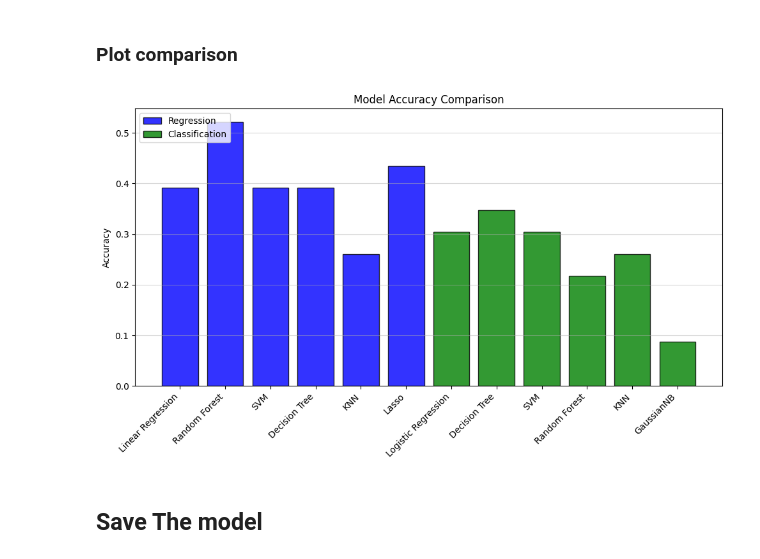
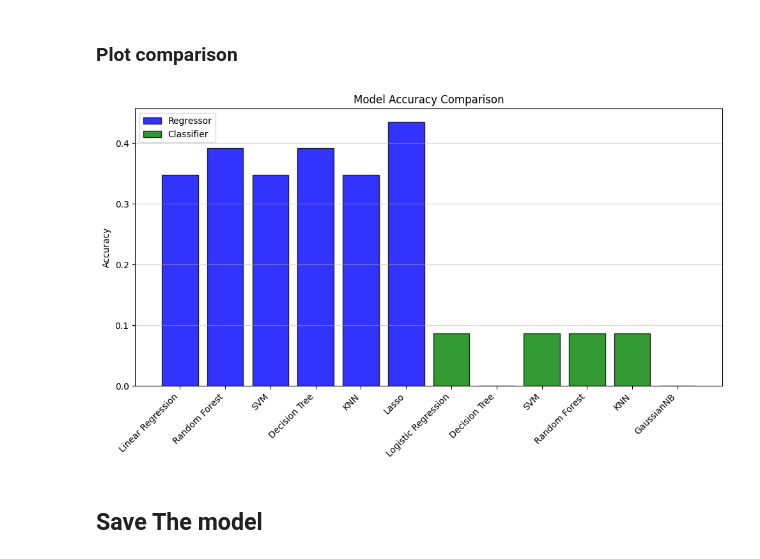
Before and after one commit to JuaniSimieli/F1-Predictions, a Jupyter notebook: ML-modelling/ml_model.ipynb, the cells around one changed output. Cells and saved outputs as stored; diff of their text form; code cells hidden in the pictures.

Commit message:
updated model metrics logic

```diff
--- a/ML-modelling/ml_model.ipynb
+++ b/ML-modelling/ml_model.ipynb
@@ -422,7 +339,15 @@ reg_models = [
     ("Lasso", "reg_lasso_model") # TODO: Adapt Deep Learning: dl_reg_model
 ]
 
-reg_models_accuracy = test_all_models(test_df, reg_models)
+reg_models_accuracy = pd.DataFrame(columns=['model_name', 'accuracy'])
+
+for model_name, model_var_name in reg_models:
+
+    model_var = globals()[model_var_name]
+    model_acc = accuracy_regression(model_var)
+
+    new_row = pd.DataFrame({'model_name': [model_name], 'accuracy': [model_acc]})
+    reg_models_accuracy = pd.concat([reg_models_accuracy, new_row], ignore_index=True)
 
 print(reg_models_accuracy)
 # %% [output]
@@ -482,0 +363,21 @@ print(cla_models_accuracy)
+# %%
+cla_models = [
+    ("Logistic Regression", "cla_lr_model"),
+    ("Decision Tree", "cla_dt_model"),
+    ("SVM", "cla_svm_model"),
+    ("Random Forest", "cla_rf_model"),
+    ("KNN", "cla_knn_model"),
+    ("GaussianNB", "cla_nb_model") # ("Deep Learning", "dl_cl_model") TODO
+]
+
+cla_models_accuracy = pd.DataFrame(columns=['model_name', 'accuracy'])
+
+for model_name, model_var_name in cla_models:
+
+    model_var = globals()[model_var_name]
+    model_acc = accuracy_regression(model_var)
+
+    new_row = pd.DataFrame({'model_name': [model_name], 'accuracy': [model_acc]})
+    cla_models_accuracy = pd.concat([cla_models_accuracy, new_row], ignore_index=True)
+
+print(cla_models_accuracy)
@@ -483,37 +392,34 @@ print(cla_models_accuracy)
 # %% [markdown]
 ### Plot comparison
 # %%
-import matplotlib.pyplot as plt
-import numpy as np
-
 # Combine both DataFrames into one for easier plotting
-reg_models_accuracy['type'] = 'Regression'
-cla_models_accuracy['type'] = 'Classification'
+reg_models_accuracy['type'] = 'Regressor'
+cla_models_accuracy['type'] = 'Classifier'
 combined_df = pd.concat([reg_models_accuracy, cla_models_accuracy])
 
 x_labels = combined_df['model_name'].values
 x_indices = np.arange(len(x_labels))
-bar_colors = combined_df['type'].map({'Regression': 'blue', 'Classification': 'green'})
+bar_colors = combined_df['type'].map({'Regressor': 'blue', 'Classifier': 'green'})
 
 plt.figure(figsize=(10, 6))
 plt.bar(x_indices, combined_df['accuracy'], color=bar_colors, alpha=0.8, edgecolor='black')
 
 plt.xticks(x_indices, x_labels, rotation=45, ha='right', fontsize=10)
 plt.ylabel('Accuracy')
 plt.title('Model Accuracy Comparison')
 
 handles = [
-    plt.Rectangle((0, 0), 1, 1, facecolor='blue', alpha=0.8, edgecolor='black', label='Regression'),
-    plt.Rectangle((0, 0), 1, 1, facecolor='green', alpha=0.8, edgecolor='black', label='Classification')
+    plt.Rectangle((0, 0), 1, 1, facecolor='blue', alpha=0.8, edgecolor='black', label='Regressor'),
+    plt.Rectangle((0, 0), 1, 1, facecolor='green', alpha=0.8, edgecolor='black', label='Classifier')
 ]
 plt.legend(handles=handles, loc='upper left')
 
 plt.grid(axis='y', linestyle='-', alpha=0.5)
 
 plt.tight_layout()
 plt.show()
 # %% [output]
-[figure, old version]
+[figure, new version]
 # %% [markdown]
 ## Save The model
 # %%
```
Also changed, not shown: parts of 37 cells of this notebook.
